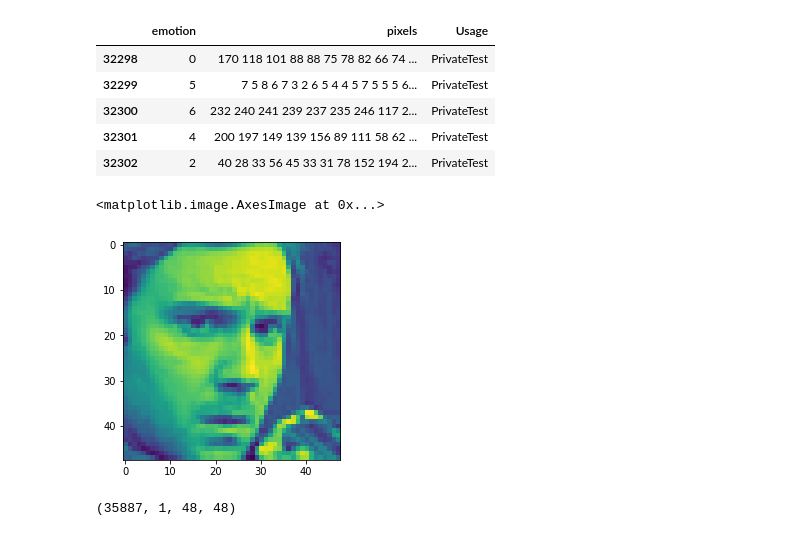
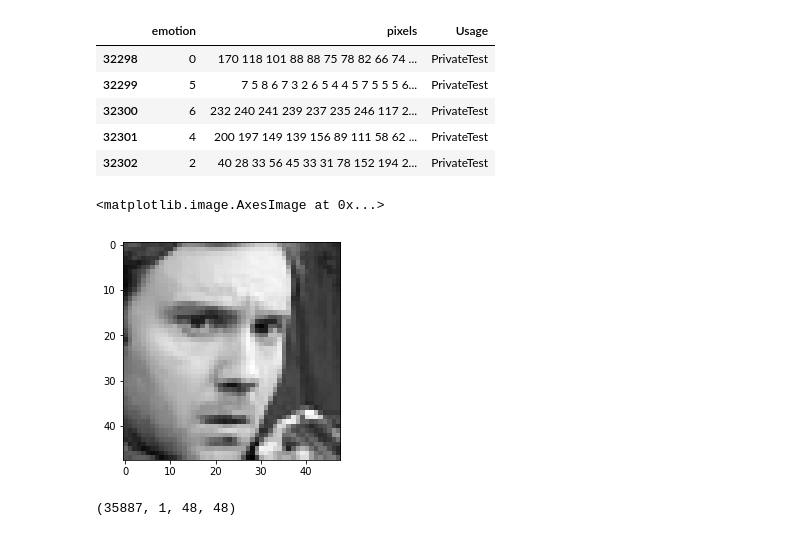
Before and after one commit to mpechoto/FacialRecognition, a Jupyter notebook: FacialRecognition.ipynb, the cells around one changed output. Saved outputs shown, nothing was run; the diff lists cells and outputs as text; code cells hidden in the pictures.

```diff
--- a/FacialRecognition.ipynb
+++ b/FacialRecognition.ipynb
@@ -91,10 +91,10 @@ file[file['Usage']=="PrivateTest"].head()
 | 32302 | 2 | 40 28 33 56 45 33 31 78 152 194 2... | PrivateTest |
 # %%
 image = pd.to_numeric(file.pixels[0].split())
-plt.imshow(image.reshape((48,48)))
+plt.imshow(image.reshape((48,48)),cmap='gray')
 # %% [output]
 <matplotlib.image.AxesImage at 0x...>
-[figure, old version]
+[figure, new version]
 # %%
 #Transform each "image string" to "image float", reshape to 48x48 and normalize dividing by 255
 n_samples = file.shape[0]
```
Also changed, not shown: parts of 5 cells of this notebook, 3 other files.
